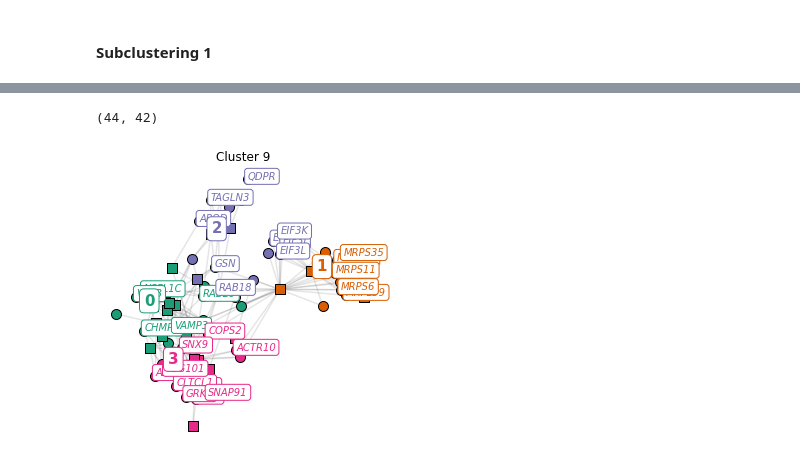
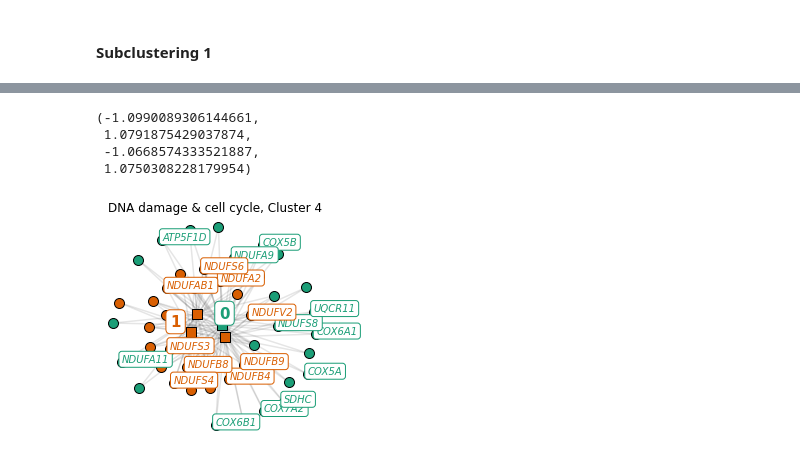
Before and after one commit to djunamay/ABCA7lof2, a Jupyter notebook: 10-KL_clusters.ipynb, the cells around one changed output, grey strips where cells are left out. Saved outputs shown, nothing was run; the diff lists cells and outputs as text; code cells hidden in the pictures.

```diff
--- a/10-KL_clusters.ipynb
+++ b/10-KL_clusters.ipynb
@@ -270,10 +330,11 @@ for i, cluster_name in enumerate(unique_clusters):
 #### Subclustering 1
 # %%
 # assign the clusters
+# 1
 # 0
-# 9
+# 2
 
-mat_sub2 = (mat_sub.loc[np.array(frame['cluster']==3)[np.invert(frame['is_gene'])],np.array(frame['cluster']==3)[frame['is_gene']]])
+mat_sub2 = (mat_sub.loc[np.array(frame['cluster']==4)[np.invert(frame['is_gene'])],np.array(frame['cluster']==4)[frame['is_gene']]])
 
 frame2, loss_temp = get_kernighan_lin_clusters(None, 25, C, KL_modified, random_labels, unweighted, seed=5, no_progress=False, mat=mat_sub2)
 frame2.columns = ['cluster', 'description', 'is_gene']
@@ -282,7 +343,3 @@ frame2.columns = ['cluster', 'description', 'is_gene']
-# %%
-mat_sub2.shape
-# %% [output]
-(44, 42)
 # %%
 cols = np.array(frame2['cluster'][frame2['is_gene']])
 g_names  = np.array(frame2['description'][frame2['is_gene']])
@@ -303,39 +360,35 @@ for i, l in enumerate(cluster_labels):
     graph.nodes[i]['type'] = i < matrix.shape[0]
     graph.nodes[i]['name'] = node_names[i]
 
-for e_i in range(N):
-    for e_j in range(e_i + 1, N):
-        if graph.nodes[e_i]['cluster_id'] == graph.nodes[e_j]['cluster_id'] and not graph.has_edge(e_i, e_j):
-            graph.add_edge(e_i, e_j, weight=0.05)
+# for e_i in range(N):
+#     for e_j in range(e_i + 1, N):
+#         if graph.nodes[e_i]['cluster_id'] == graph.nodes[e_j]['cluster_id'] and not graph.has_edge(e_i, e_j):
+#             graph.add_edge(e_i, e_j, weight=0.05)
 
 components = list(networkx.connected_components(graph))
 unique_clusters = np.unique(np.array([graph.nodes[node]['cluster_id'] for node in graph.nodes]))
 # %%
-
 cur_labels = np.array([graph.nodes[node]['cluster_id'] for node in graph.nodes])
-layout = networkx.spring_layout(graph,k=15, iterations=10000, weight='weight')
+layout = networkx.spring_layout(graph,k=50, iterations=10000, weight='weight')
-# %%
-# tab20c, 8
-# tab20b, 4
-
-unique_clusters = np.unique(frame2['cluster'])
-cm = plt.cm.get_cmap('Dark2')
-colors = [cm(int(x)) for x in range(len(unique_clusters))]
 # %%
-plt.figure(figsize = (5,5))
+plt.figure(figsize = (4,4))
 
 # plot by cluster color
 pos = np.array(list(layout.values()))
 #np.save('./processed_data/single_cell/ex_pathway_coords.csv', pos)
 plot_edges(layout, graph, pos)
 
-G = set(scores.index[np.abs(scores['Ex'])>1.3])
+G = set(scores.index[np.abs(scores['Ex'])>1])
 SELE = set(mat_sub2.columns[[x in G for x in mat_sub2.columns]])
 
 plot_nodes(graph, SELE, pos, cur_labels, unique_clusters, colors, 100)
 a = plt.gca()
-plt.title('Cluster 9')
+plt.title('DNA damage & cell cycle, Cluster 4')
 a.axis('off')
-plt.savefig('./pdf_figures/9_subcluster.png')
+#plt.savefig('./pdf_figures/4_subcluster.png')
 # %% [output]
+(-1.0990089306144661,
+ 1.0791875429037874,
+ -1.0668574333521887,
+ 1.0750308228179954)
-[figure, old version]
+[figure, new version]
```
Also changed, not shown: parts of 32 cells of this notebook, 2 other files.
